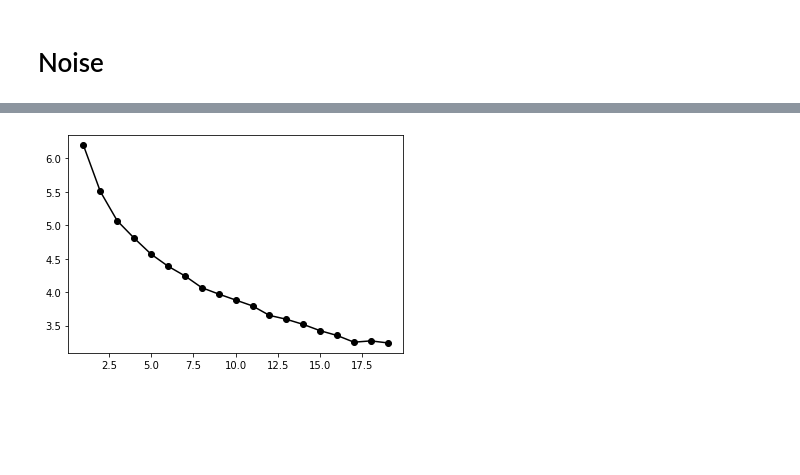
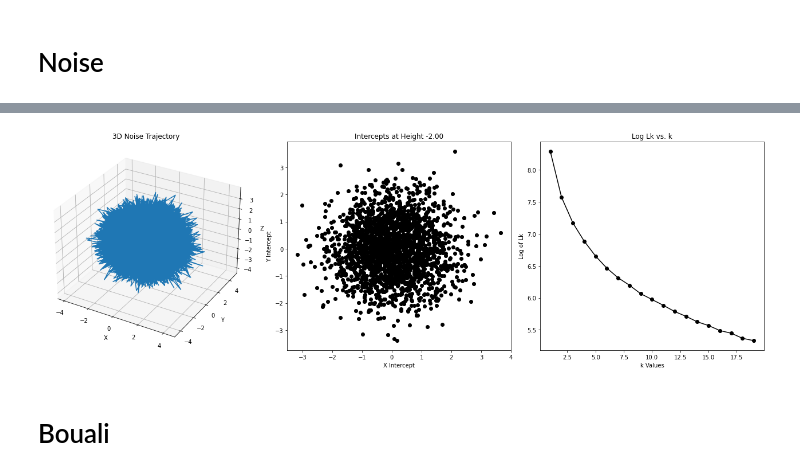
Before and after one commit to Frank0024/Projet_final_chaos, a Jupyter notebook: P&H_method copy.ipynb, the cells around one changed output, grey strips where cells are left out. Drawn from its saved outputs; the diff is of its cells as text; code cells hidden in the pictures; blank space fills up the shorter version.

```diff
--- a/P&H_method copy.ipynb
+++ b/P&H_method copy.ipynb
@@ -286,14 +327,0 @@ plt.show()
-# %%
-# Generate arrays for x, y, and z coordinates of the noise trajectory
-x_noise, y_noise, z_noise = generate_noise_trajectory(1000)
-
-# Plot the 3D noise trajectory
-fig = plt.figure()
-ax = fig.add_subplot(111, projection='3d')
-ax.plot(x_noise, y_noise, z_noise)
-ax.set_xlabel('X')
-ax.set_ylabel('Y')
-ax.set_zlabel('Z')
-ax.set_title('3D Noise Trajectory')
-
-plt.show()
@@ -302,7 +328,52 @@ plt.show()
-# %%
-x_noise, y_noise = determine_x_y_noise(100000, 0.1)
-K_noise, lk_of_k_noise = lk_for_k(x=x_noise,y=y_noise,z=z_noise,height=0.1)
-plt.plot(K_noise, lk_of_k_noise, marker = 'o', linestyle = '-', color = 'black')
-plt.show()
-# %% [output]
-[figure, removed]
+# %%
+def plot_noise_analysis(x_noise, y_noise, z_noise, x_intercept_noise, y_intercept_noise, K_noise, lk_of_k_noise, best_h_noise):
+    """
+    Create a figure with three subplots side by side for noise data analysis.
+
+    Parameters:
+    - x_noise, y_noise, z_noise (arrays): Coordinates for the noise trajectory.
+    - x_intercept_noise, y_intercept_noise (arrays): Coordinates for the intercepts.
+    - K_noise (array): The k-values for the Lk method.
+    - lk_of_k_noise (array): The Lk values corresponding to each k.
+    - best_h_noise (float): The optimized height plane resulting from the analysis.
+    """
+    fig = plt.figure(figsize=(18, 6))  # Adjusted figure size for horizontal layout
+
+    # Add the first subplot for the 3D noise trajectory
+    ax1 = fig.add_subplot(131, projection='3d')
+    ax1.plot(x_noise, y_noise, z_noise)
+    ax1.set_xlabel('X')
+    ax1.set_ylabel('Y')
+    ax1.set_zlabel('Z')
+    ax1.set_title('3D Noise Trajectory')
+
+    # Add the second subplot for the intercepts
+    ax2 = fig.add_subplot(132)
+    ax2.scatter(x_intercept_noise, y_intercept_noise, color='black')
+    ax2.set_xlabel('X Intercept')
+    ax2.set_ylabel('Y Intercept')
+    ax2.set_title(f'Intercepts at Height {best_h_noise:.2f}')
+
+    # Add the third subplot for the Lk method results
+    ax3 = fig.add_subplot(133)
+    ax3.plot(K_noise, lk_of_k_noise, marker='o', linestyle='-', color='black')
+    ax3.set_xlabel('k Values')
+    ax3.set_ylabel('Log of Lk')
+    ax3.set_title('Log Lk vs. k')
+
+    # Adjust layout to prevent overlap
+    plt.tight_layout()
+    plt.show()
+
+# Assuming necessary functions and data are defined and available
+x_noise, y_noise, z_noise = generate_noise_trajectory(100000)
+best_h_noise = optimise_plane_lk(x_noise, y_noise, z_noise, height_start=-2, height_stop=2)
+x_intercept_noise, y_intercept_noise = determine_x_y_noise(100000, best_h_noise)
+K_noise, lk_of_k_noise = find_lk_for_k(x=x_noise, y=y_noise, z=z_noise, height=best_h_noise)
+
+# Now plot everything
+plot_noise_analysis(x_noise, y_noise, z_noise, x_intercept_noise, y_intercept_noise, K_noise, lk_of_k_noise, best_h_noise)
+# %% [output]
+[figure, added]
+# %% [markdown]
+# Bouali
```
Also changed, not shown: parts of 15 cells of this notebook.
